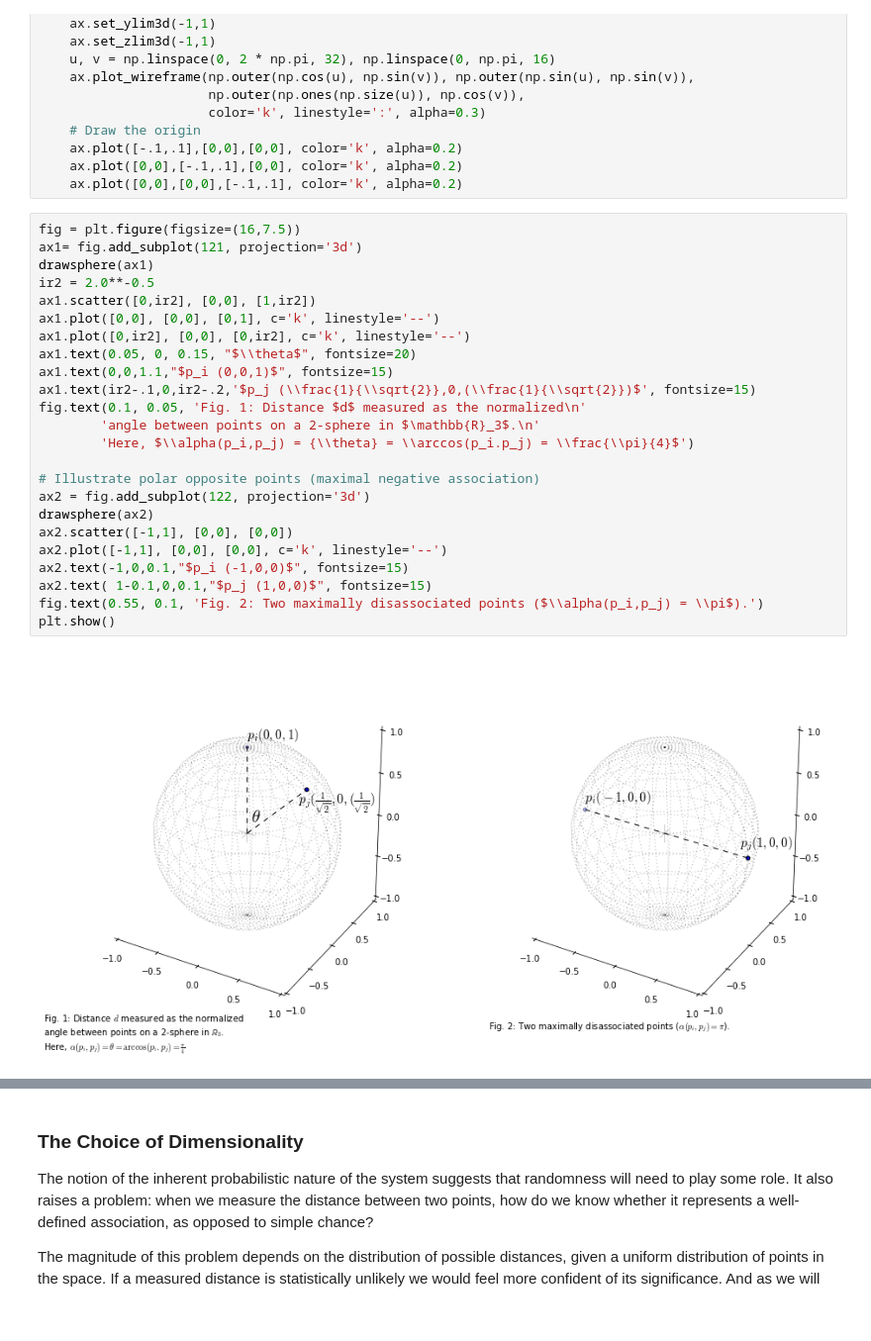
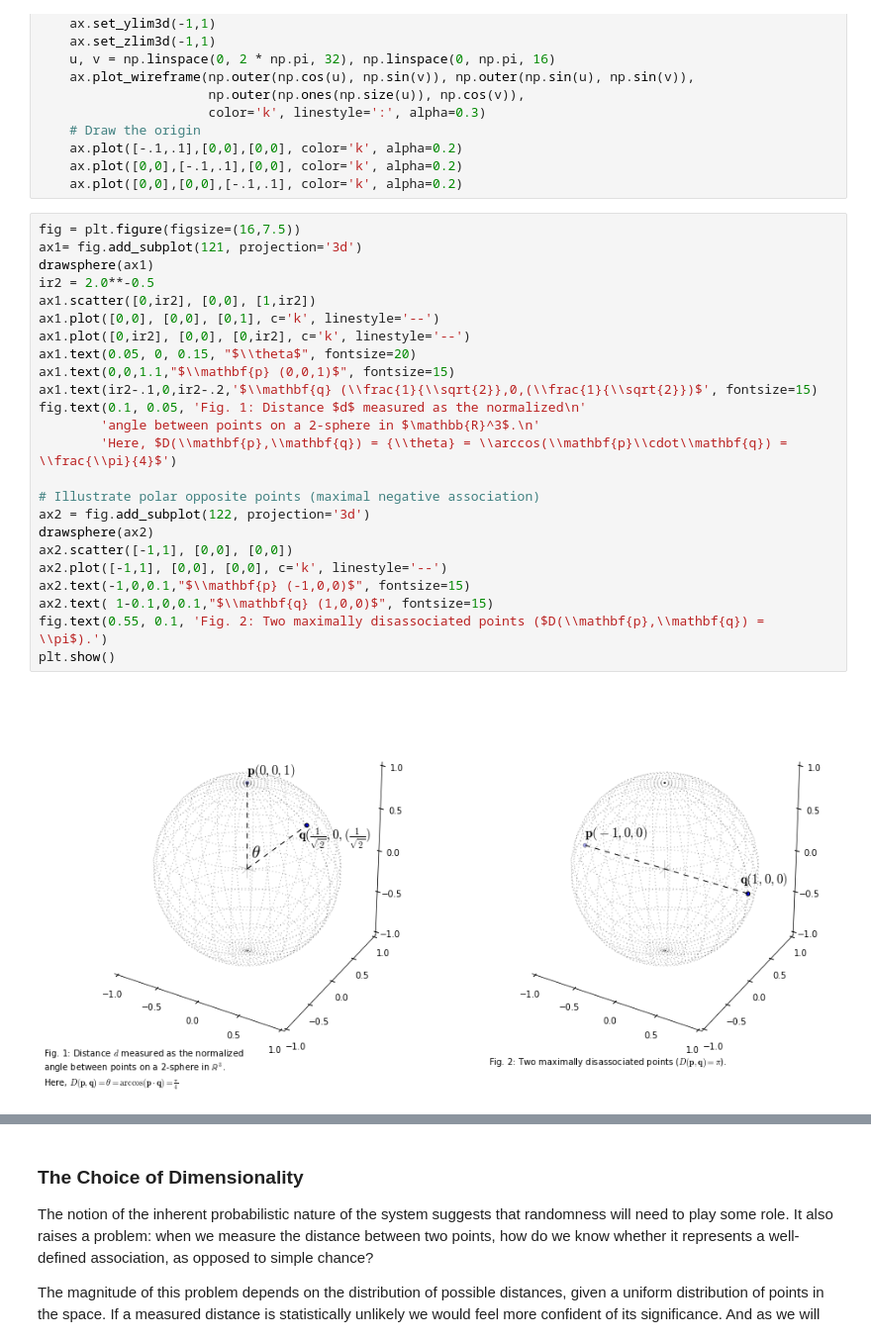
Before and after one commit to sagland/vecassoc, a Jupyter notebook: notebooks/Vector Association.ipynb, the cells around one changed output, grey strips where cells are left out. Shown at 99% size. Saved outputs shown, nothing was run; the diff lists cells and outputs as text.

```diff
--- a/notebooks/Vector Association.ipynb
+++ b/notebooks/Vector Association.ipynb
@@ -104,29 +108,29 @@ def drawsphere(ax):
 # %%
 fig = plt.figure(figsize=(16,7.5))
 ax1= fig.add_subplot(121, projection='3d')
 drawsphere(ax1)
 ir2 = 2.0**-0.5
 ax1.scatter([0,ir2], [0,0], [1,ir2])
 ax1.plot([0,0], [0,0], [0,1], c='k', linestyle='--')
 ax1.plot([0,ir2], [0,0], [0,ir2], c='k', linestyle='--')
 ax1.text(0.05, 0, 0.15, "$\\theta$", fontsize=20)
-ax1.text(0,0,1.1,"$p_i (0,0,1)$", fontsize=15)
-ax1.text(ir2-.1,0,ir2-.2,'$p_j (\\frac{1}{\\sqrt{2}},0,(\\frac{1}{\\sqrt{2}})$', fontsize=15)
+ax1.text(0,0,1.1,"$\\mathbf{p} (0,0,1)$", fontsize=15)
+ax1.text(ir2-.1,0,ir2-.2,'$\\mathbf{q} (\\frac{1}{\\sqrt{2}},0,(\\frac{1}{\\sqrt{2}})$', fontsize=15)
 fig.text(0.1, 0.05, 'Fig. 1: Distance $d$ measured as the normalized\n'
-        'angle between points on a 2-sphere in $\mathbb{R}_3$.\n'
-        'Here, $\\alpha(p_i,p_j) = {\\theta} = \\arccos(p_i.p_j) = \\frac{\\pi}{4}$')
+        'angle between points on a 2-sphere in $\mathbb{R}^3$.\n'
+        'Here, $D(\\mathbf{p},\\mathbf{q}) = {\\theta} = \\arccos(\\mathbf{p}\\cdot\\mathbf{q}) = \\frac{\\pi}{4}$')
 
 # Illustrate polar opposite points (maximal negative association)
 ax2 = fig.add_subplot(122, projection='3d')
 drawsphere(ax2)
 ax2.scatter([-1,1], [0,0], [0,0])
 ax2.plot([-1,1], [0,0], [0,0], c='k', linestyle='--')
-ax2.text(-1,0,0.1,"$p_i (-1,0,0)$", fontsize=15)
-ax2.text( 1-0.1,0,0.1,"$p_j (1,0,0)$", fontsize=15)
-fig.text(0.55, 0.1, 'Fig. 2: Two maximally disassociated points ($\\alpha(p_i,p_j) = \\pi$).')
+ax2.text(-1,0,0.1,"$\\mathbf{p} (-1,0,0)$", fontsize=15)
+ax2.text( 1-0.1,0,0.1,"$\\mathbf{q} (1,0,0)$", fontsize=15)
+fig.text(0.55, 0.1, 'Fig. 2: Two maximally disassociated points ($D(\\mathbf{p},\\mathbf{q}) = \\pi$).')
 plt.show()
 # %% [output]
-[figure, old version]
+[figure, new version]
 # %% [markdown]
 So we now have satisfying answers to our trivial cases: two purely associated points are co-located, two purely negatively associated points are at polar opposites *(Fig. 2)*, and two unassociated points can be at any two arbitrary locations.
 
```
Also changed, not shown: parts of 15 cells of this notebook.
